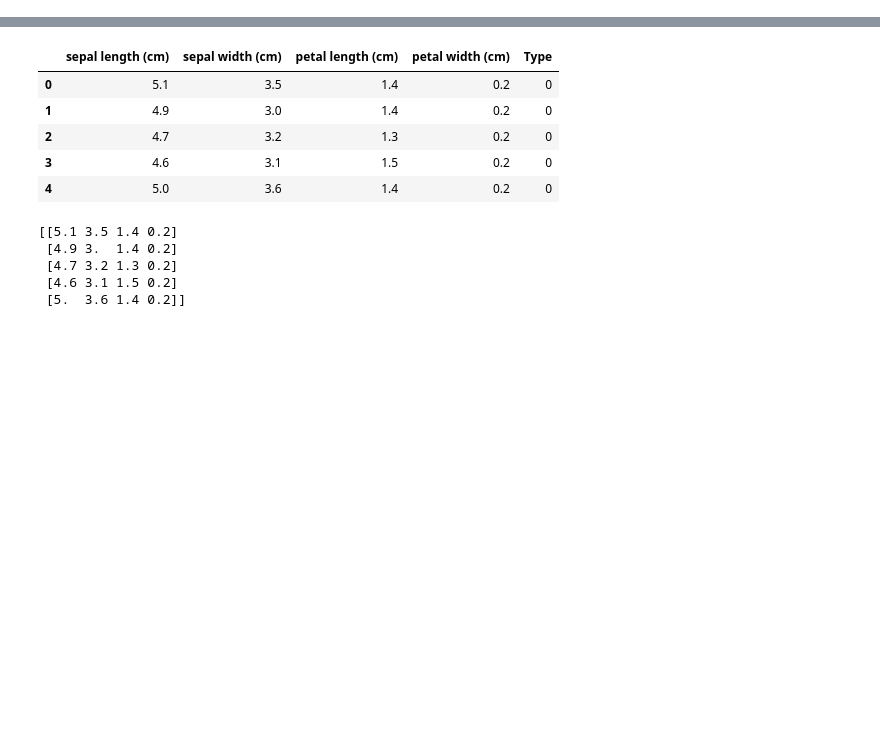
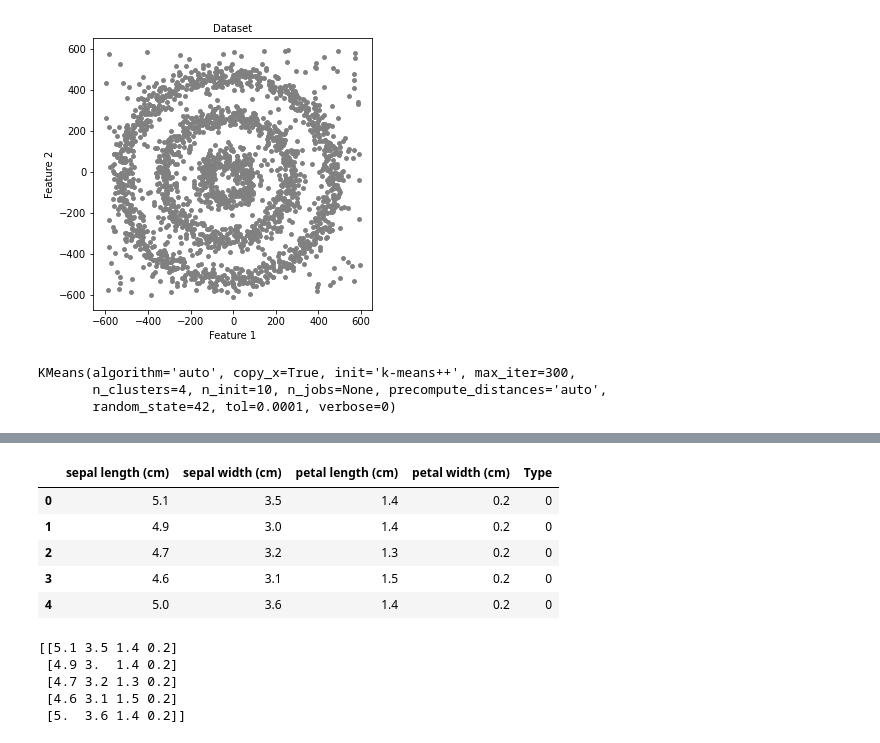
Before and after one commit to sandipanpaul21/Clustering-in-Python, a Jupyter notebook: 11_DBScan_Clustering.ipynb, the cells around one changed output, grey strips where cells are left out. Cells and saved outputs as stored; diff of their text form; code cells hidden in the pictures; blank space fills up the shorter version.

```diff
--- a/11_DBScan_Clustering.ipynb
+++ b/11_DBScan_Clustering.ipynb
@@ -31,0 +117,24 @@ from sklearn.metrics import silhouette_score
+# %%
+# Step 3
+# Let’s plot these data points and see how they look in the feature space.
+# Here, I use the scatter plot for plotting these data points. Use the following syntax:
+
+plt.figure(figsize=(5,5))
+plt.scatter(df[0],df[1],s=15,color='grey')
+plt.title('Dataset',fontsize=10)
+plt.xlabel('Feature 1',fontsize=10)
+plt.ylabel('Feature 2',fontsize=10)
+plt.show()
+# %% [output]
+[figure, added]
+# %%
+# K-Means vs. Hierarchical vs. DBSCAN Clustering
+# 1. K-Means
+from sklearn.cluster import KMeans
+
+k_means=KMeans(n_clusters=4,random_state=42)
+k_means.fit(df[[0,1]])
+# %% [output]
+KMeans(algorithm='auto', copy_x=True, init='k-means++', max_iter=300,
+       n_clusters=4, n_init=10, n_jobs=None, precompute_distances='auto',
+       random_state=42, tol=0.0001, verbose=0)
```
Also changed, not shown: parts of 32 cells of this notebook.
